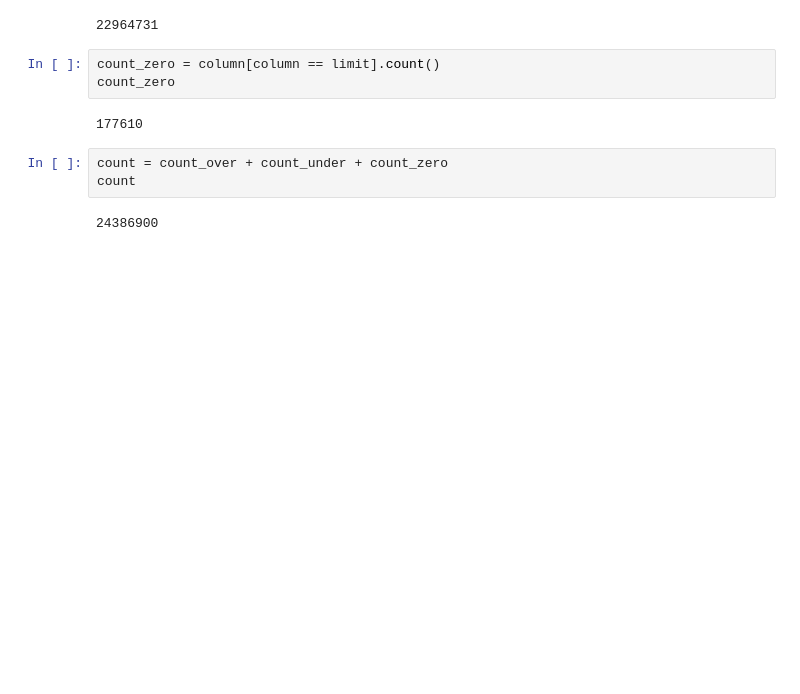
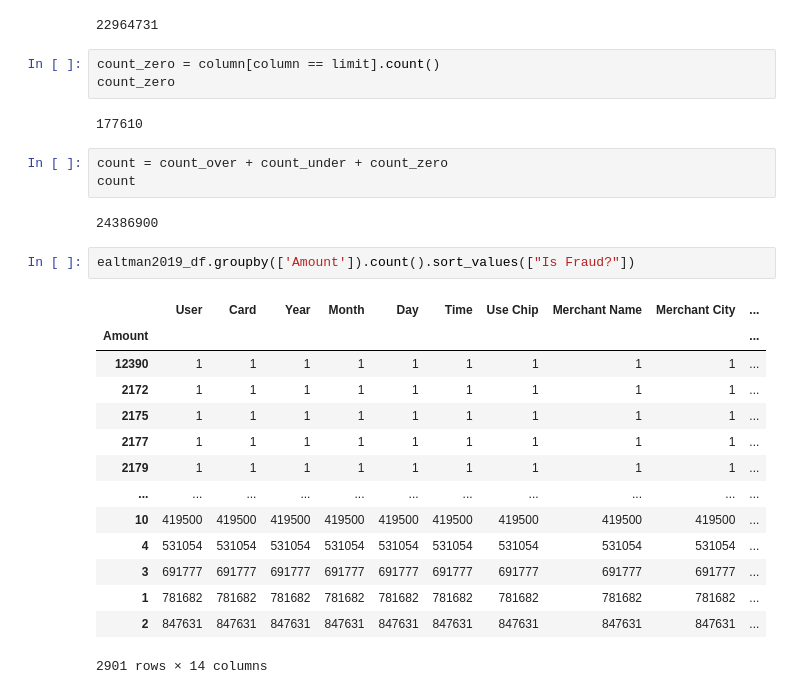
Before and after one commit to OP78142/UTSA-Bootcamp-Final, a Jupyter notebook: Scratch notebook.ipynb, the cells around one changed output. Drawn from its saved outputs; the diff is of its cells as text; blank space fills up the shorter version.

```diff
--- a/Scratch notebook.ipynb
+++ b/Scratch notebook.ipynb
@@ -188,3 +166,20 @@ count = count_over + count_under + count_zero
 count
 # %% [output]
 24386900
+# %%
+ealtman2019_df.groupby(['Amount']).count().sort_values(["Is Fraud?"])
+# %% [output]
+|  | User | Card | Year | Month | Day | Time | Use Chip | Merchant Name | Merchant City | ... |
+| Amount |  |  |  |  |  |  |  |  |  | ... |
+| 12390 | 1 | 1 | 1 | 1 | 1 | 1 | 1 | 1 | 1 | ... |
+| 2172 | 1 | 1 | 1 | 1 | 1 | 1 | 1 | 1 | 1 | ... |
+| 2175 | 1 | 1 | 1 | 1 | 1 | 1 | 1 | 1 | 1 | ... |
+| 2177 | 1 | 1 | 1 | 1 | 1 | 1 | 1 | 1 | 1 | ... |
+| 2179 | 1 | 1 | 1 | 1 | 1 | 1 | 1 | 1 | 1 | ... |
+| ... | ... | ... | ... | ... | ... | ... | ... | ... | ... | ... |
+| 10 | 419500 | 419500 | 419500 | 419500 | 419500 | 419500 | 419500 | 419500 | 419500 | ... |
+| 4 | 531054 | 531054 | 531054 | 531054 | 531054 | 531054 | 531054 | 531054 | 531054 | ... |
+| 3 | 691777 | 691777 | 691777 | 691777 | 691777 | 691777 | 691777 | 691777 | 691777 | ... |
+| 1 | 781682 | 781682 | 781682 | 781682 | 781682 | 781682 | 781682 | 781682 | 781682 | ... |
+| 2 | 847631 | 847631 | 847631 | 847631 | 847631 | 847631 | 847631 | 847631 | 847631 | ... |
+2901 rows × 14 columns
```
Also changed, not shown: parts of 12 cells of this notebook.
